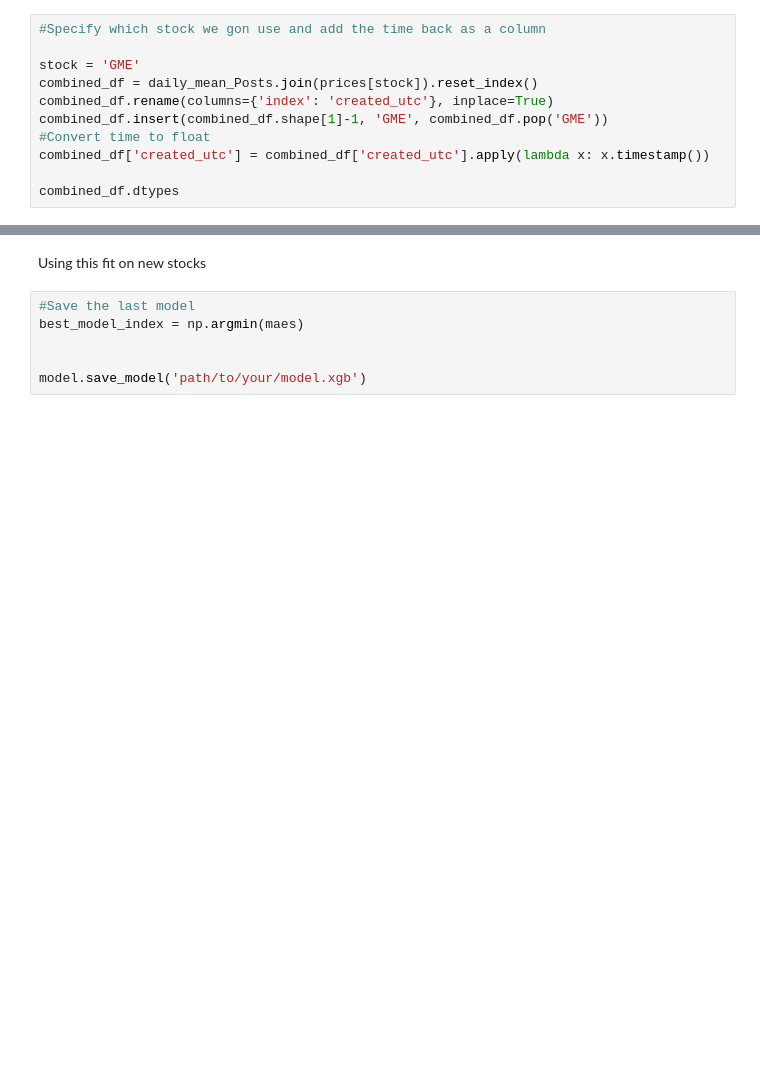
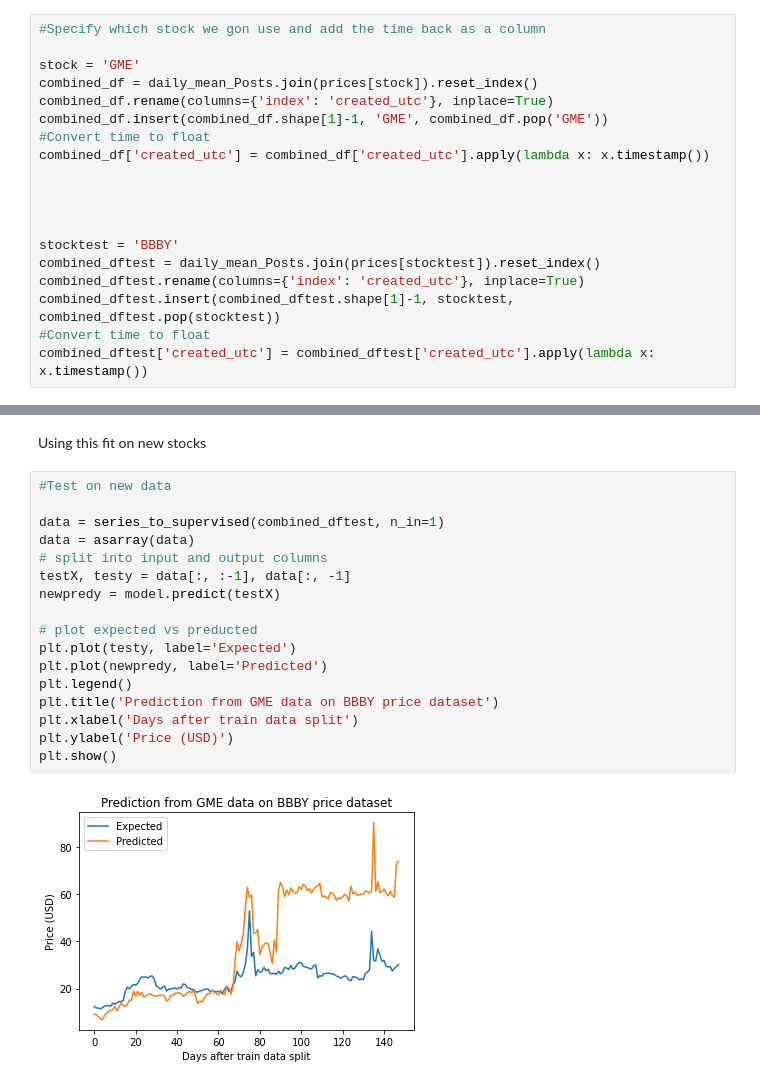
Before and after one commit to SaberQ19/socioPhysics_DiamondHands, a Jupyter notebook: xgBoost.ipynb, the cells around one changed output, grey strips where cells are left out. Saved outputs shown, nothing was run; the diff lists cells and outputs as text; blank space fills up the shorter version.

Commit message:
added predictions for all stocks using gme fit but lines do not match in type (dropped nan)

```diff
--- a/xgBoost.ipynb
+++ b/xgBoost.ipynb
@@ -181,4 +168,12 @@ combined_df.insert(combined_df.shape[1]-1, 'GME', combined_df.pop('GME'))
 #Convert time to float
 combined_df['created_utc'] = combined_df['created_utc'].apply(lambda x: x.timestamp())
 
-combined_df.dtypes
+
+
+
+stocktest = 'BBBY'
+combined_dftest = daily_mean_Posts.join(prices[stocktest]).reset_index()
+combined_dftest.rename(columns={'index': 'created_utc'}, inplace=True)
+combined_dftest.insert(combined_dftest.shape[1]-1, stocktest, combined_dftest.pop(stocktest))
+#Convert time to float
+combined_dftest['created_utc'] = combined_dftest['created_utc'].apply(lambda x: x.timestamp())
@@ -296,8 +303,21 @@ MAE: 21.897
 # %% [markdown]
 Using this fit on new stocks
-# %%
-#Save the last model
-best_model_index = np.argmin(maes)
-
-
-model.save_model('path/to/your/model.xgb')
+# %%
+#Test on new data
+
+data = series_to_supervised(combined_dftest, n_in=1)
+data = asarray(data)
+# split into input and output columns
+testX, testy = data[:, :-1], data[:, -1]
+newpredy = model.predict(testX)
+
+# plot expected vs preducted
+plt.plot(testy, label='Expected')
+plt.plot(newpredy, label='Predicted')
+plt.legend()
+plt.title('Prediction from GME data on BBBY price dataset')
+plt.xlabel('Days after train data split')
+plt.ylabel('Price (USD)')
+plt.show()
+# %% [output]
+[figure, added]
```
Also changed, not shown: parts of 13 cells of this notebook, 3 other files.
